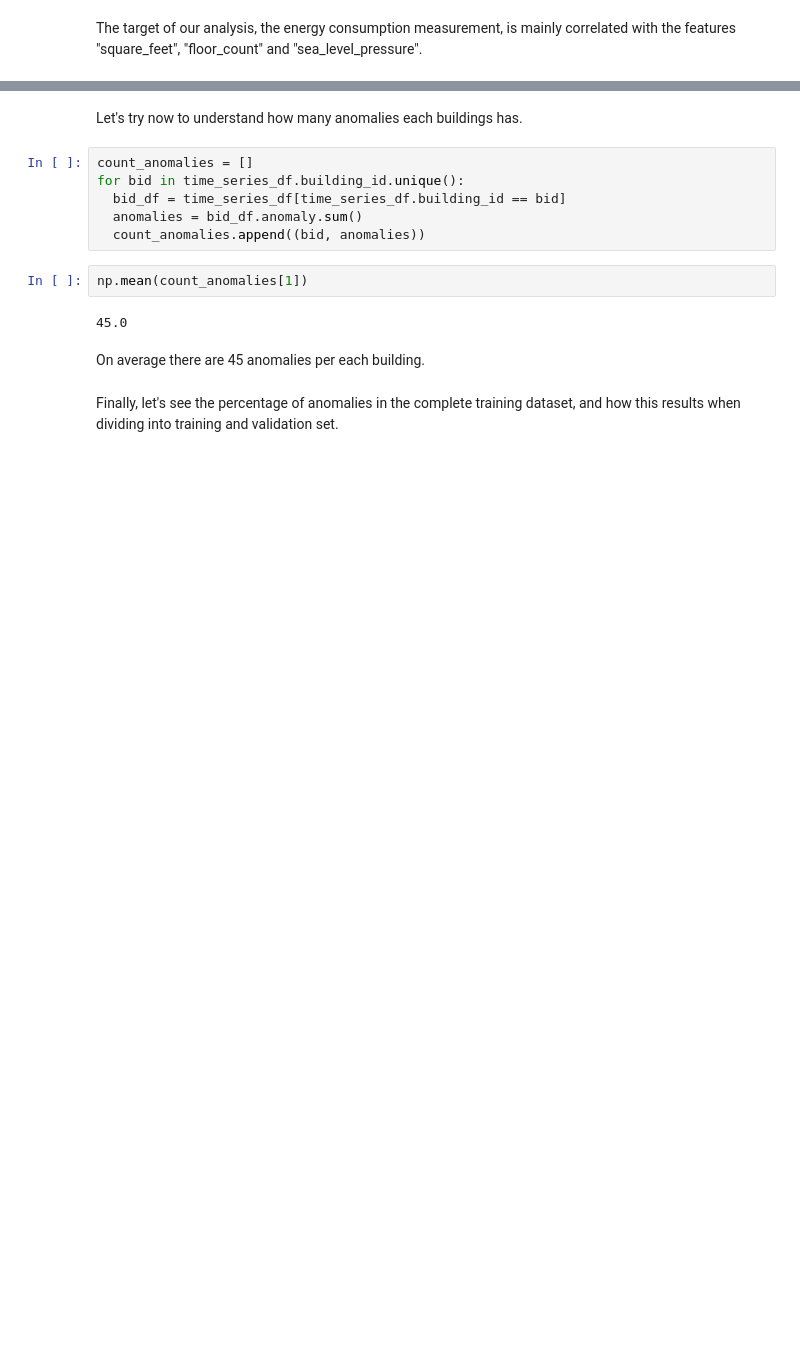
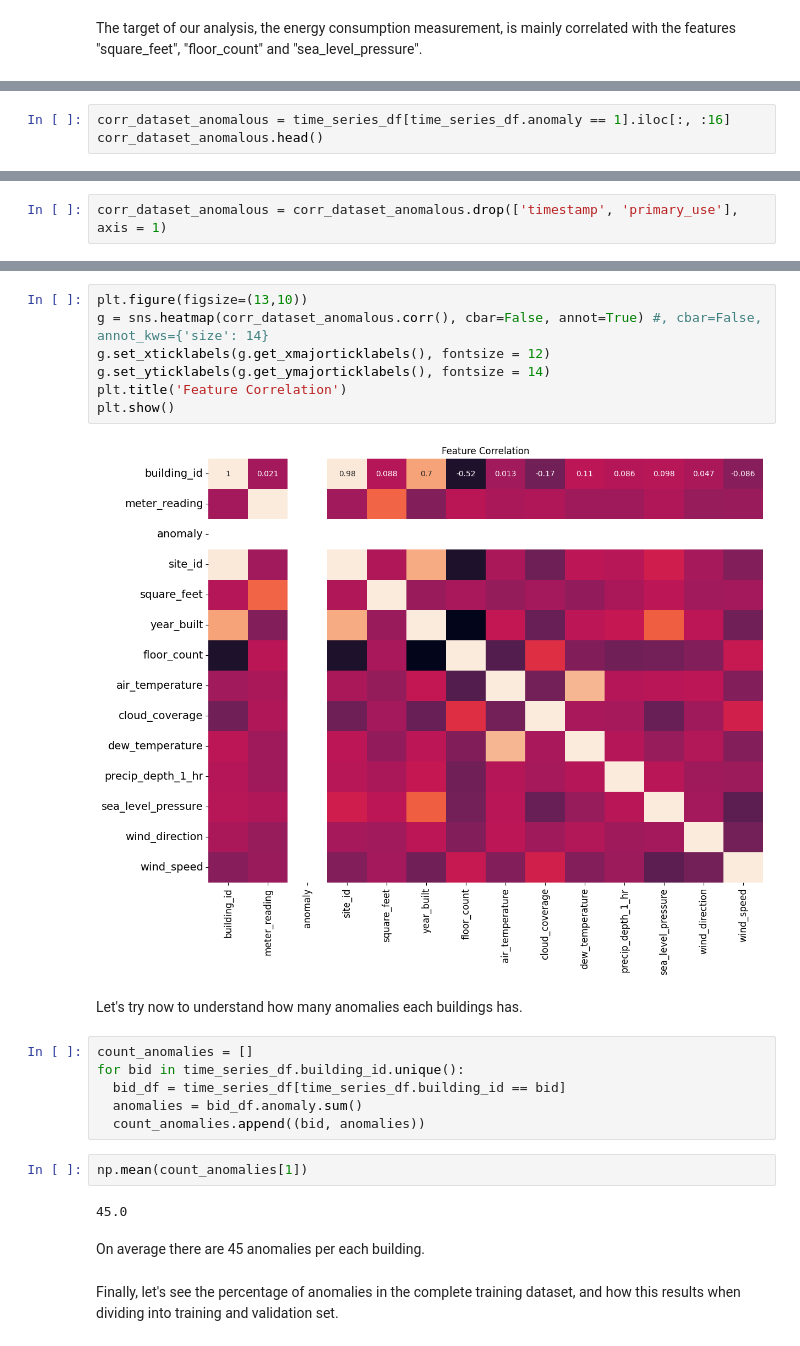
Before and after one commit to cmmedoro/Unsupervised_Anomaly_Detection_thesis, a Jupyter notebook: Data_analysis.ipynb, the cells around one changed output, grey strips where cells are left out. Drawn from its saved outputs; the diff is of its cells as text; blank space fills up the shorter version.

```diff
--- a/Data_analysis.ipynb
+++ b/Data_analysis.ipynb
@@ -344,0 +369,3 @@ The target of our analysis, the energy consumption measurement, is mainly correl
+# %%
+corr_dataset_anomalous = time_series_df[time_series_df.anomaly == 1].iloc[:, :16]
+corr_dataset_anomalous.head()
@@ -344,0 +379,2 @@ The target of our analysis, the energy consumption measurement, is mainly correl
+# %%
+corr_dataset_anomalous = corr_dataset_anomalous.drop(['timestamp', 'primary_use'], axis = 1)
@@ -345,3 +399,12 @@ The target of our analysis, the energy consumption measurement, is mainly correl
+# %%
+plt.figure(figsize=(13,10))
+g = sns.heatmap(corr_dataset_anomalous.corr(), cbar=False, annot=True) #, cbar=False, annot_kws={'size': 14}
+g.set_xticklabels(g.get_xmajorticklabels(), fontsize = 12)
+g.set_yticklabels(g.get_ymajorticklabels(), fontsize = 14)
+plt.title('Feature Correlation')
+plt.show()
+# %% [output]
+[figure, added]
 # %% [markdown]
 Let's try now to understand how many anomalies each buildings has.
 # %%
```
Also changed, not shown: parts of 10 cells of this notebook, 1 other file.
